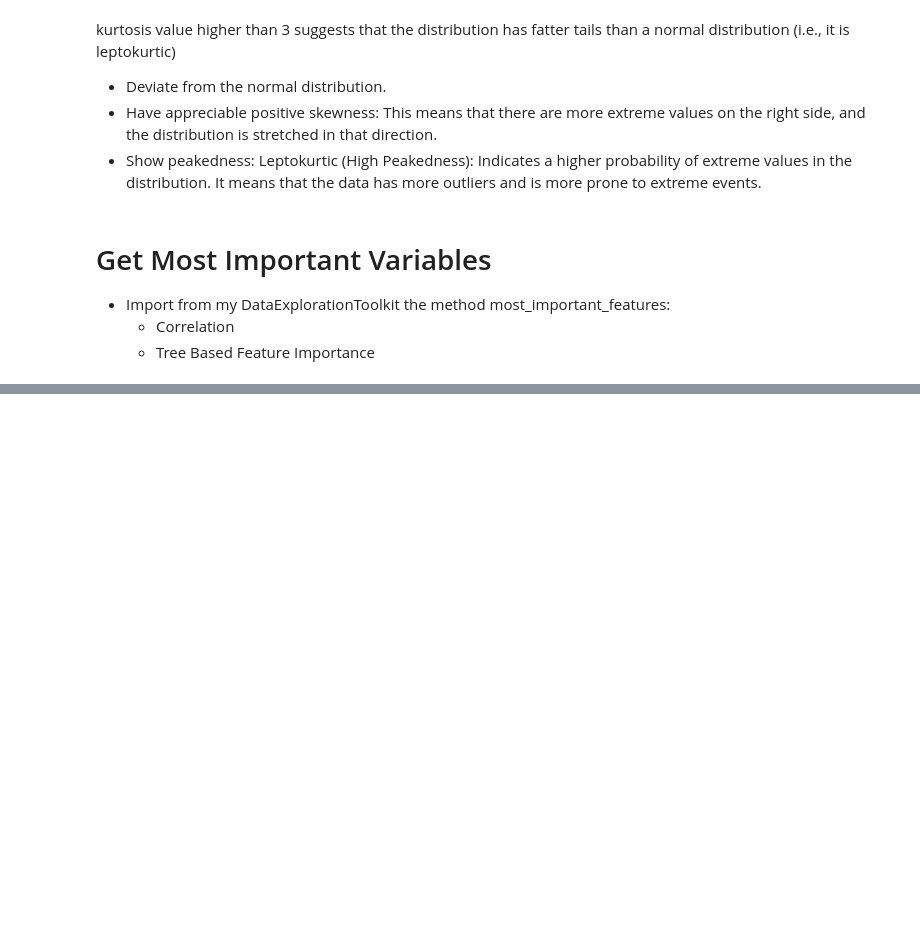
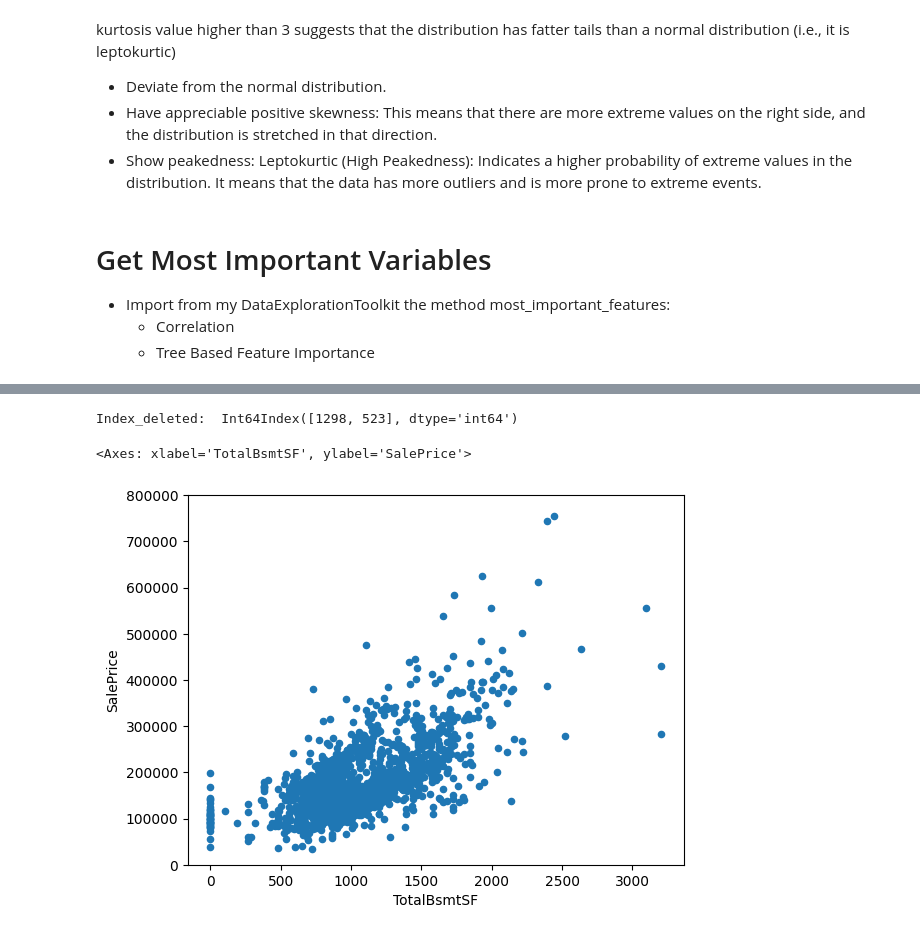
Before and after one commit to PJGPFCosta/DataExploration, a Jupyter notebook: Comprehensive Data Exploration/1-Initial.ipynb, the cells around one changed output, grey strips where cells are left out. Saved outputs shown, nothing was run; the diff lists cells and outputs as text; code cells hidden in the pictures; blank space fills up the shorter version.

Commit message:
Finding Outliers and deleting them

```diff
--- a/Comprehensive Data Exploration/1-Initial.ipynb
+++ b/Comprehensive Data Exploration/1-Initial.ipynb
@@ -149,0 +226,24 @@ plt.show()
+# %%
+def drop_outliers(df,column_to_order,target):
+    for column,num_to_del in column_to_order:
+        try:
+            index_deleted=df.sort_values(by=[column, target], ascending=[False, False])[:num_to_del].index
+            df=df.drop(df.sort_values(by=[column, target], ascending=[False, False])[:num_to_del].index)
+            print("Index_deleted: ",index_deleted)
+        except:
+            print("It was not possible to delete: ", num_to_del," Values from: ",column)
+
+    return df
+# %%
+column_to_order=[['GrLivArea', 2]]
+subset_df=drop_outliers(subset_df,column_to_order,'SalePrice')
+# %% [output]
+Index_deleted:  Int64Index([1298, 523], dtype='int64')
+# %%
+#bivariate analysis saleprice/grlivarea
+var = 'TotalBsmtSF'
+data = pd.concat([subset_df['SalePrice'], subset_df[var]], axis=1)
+data.plot.scatter(x=var, y='SalePrice', ylim=(0,800000))
+# %% [output]
+<Axes: xlabel='TotalBsmtSF', ylabel='SalePrice'>
+[figure, added]
```
Also changed, not shown: parts of 11 cells of this notebook.
